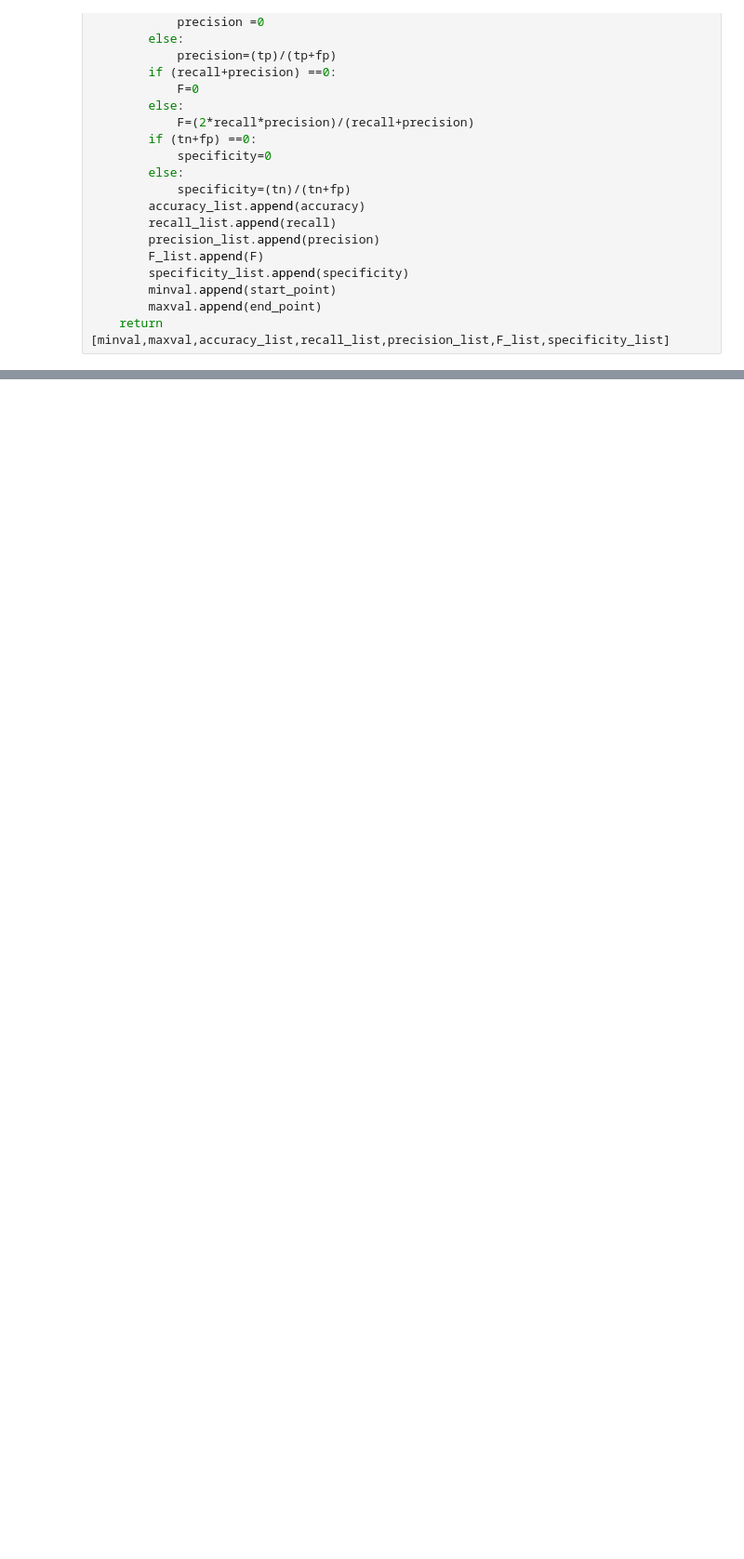
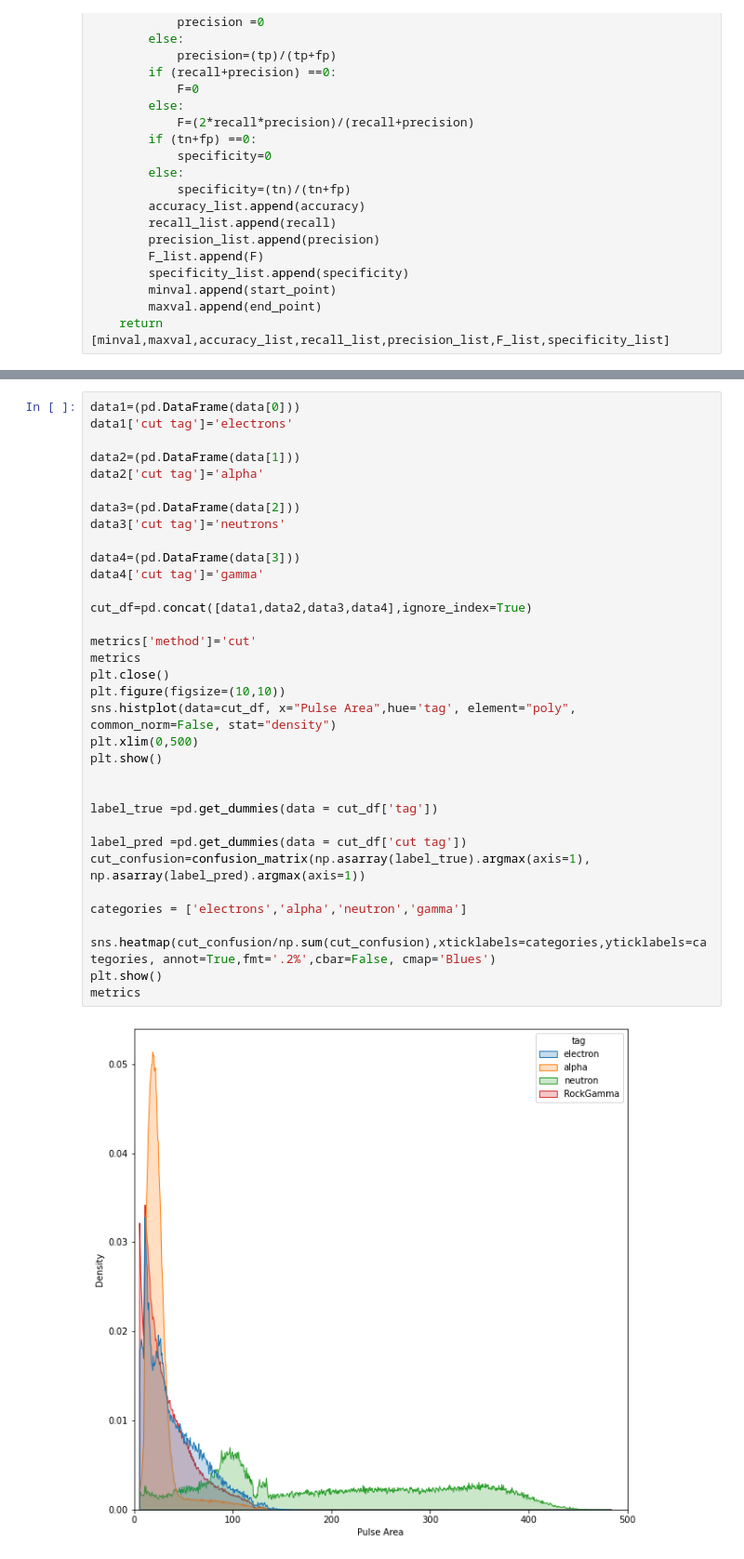
Before and after one commit to Thomas-Long1/LZ_analysis, a Jupyter notebook: LZ_data_analysis.ipynb, the cells around one changed output, grey strips where cells are left out. Shown at 93% size. Drawn from its saved outputs; the diff is of its cells as text; blank space fills up the shorter version.

```diff
--- a/LZ_data_analysis.ipynb
+++ b/LZ_data_analysis.ipynb
@@ -760,0 +804,36 @@ decay_type=pd.concat([electrons,alphas,neutron_data,rockgamma_data])
+# %%
+data1=(pd.DataFrame(data[0]))
+data1['cut tag']='electrons'
+
+data2=(pd.DataFrame(data[1]))
+data2['cut tag']='alpha'
+
+data3=(pd.DataFrame(data[2]))
+data3['cut tag']='neutrons'
+
+data4=(pd.DataFrame(data[3]))
+data4['cut tag']='gamma'
+
+cut_df=pd.concat([data1,data2,data3,data4],ignore_index=True)
+
+metrics['method']='cut'
+metrics
+plt.close()
+plt.figure(figsize=(10,10))
+sns.histplot(data=cut_df, x="Pulse Area",hue='tag', element="poly", common_norm=False, stat="density")
+plt.xlim(0,500)
+plt.show()
+
+
+label_true =pd.get_dummies(data = cut_df['tag'])
+
+label_pred =pd.get_dummies(data = cut_df['cut tag'])
+cut_confusion=confusion_matrix(np.asarray(label_true).argmax(axis=1), np.asarray(label_pred).argmax(axis=1))
+
+categories = ['electrons','alpha','neutron','gamma']
+
+sns.heatmap(cut_confusion/np.sum(cut_confusion),xticklabels=categories,yticklabels=categories, annot=True,fmt='.2%',cbar=False, cmap='Blues')
+plt.show()
+metrics
+# %% [output]
+[figure, added]
```
Also changed, not shown: parts of 26 cells of this notebook.
